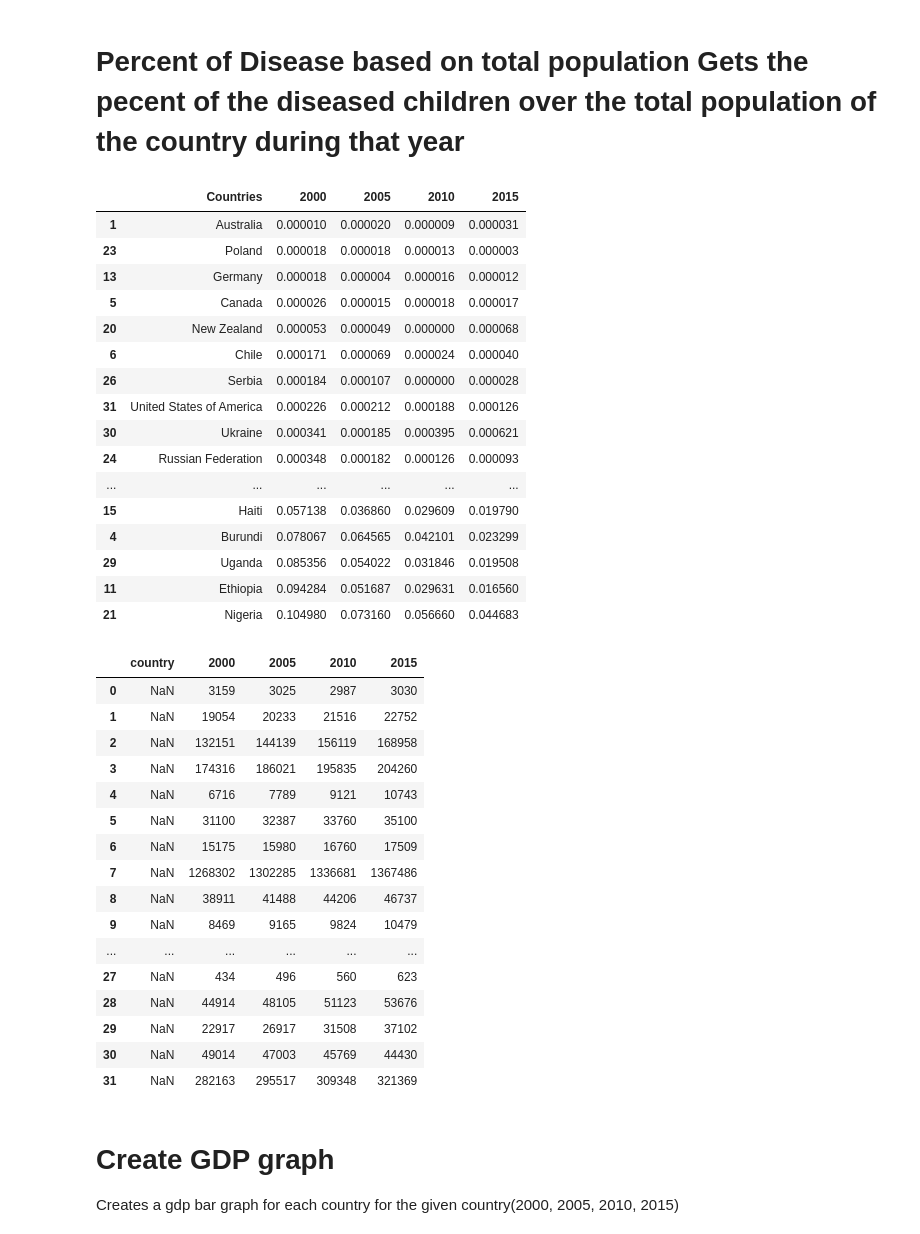
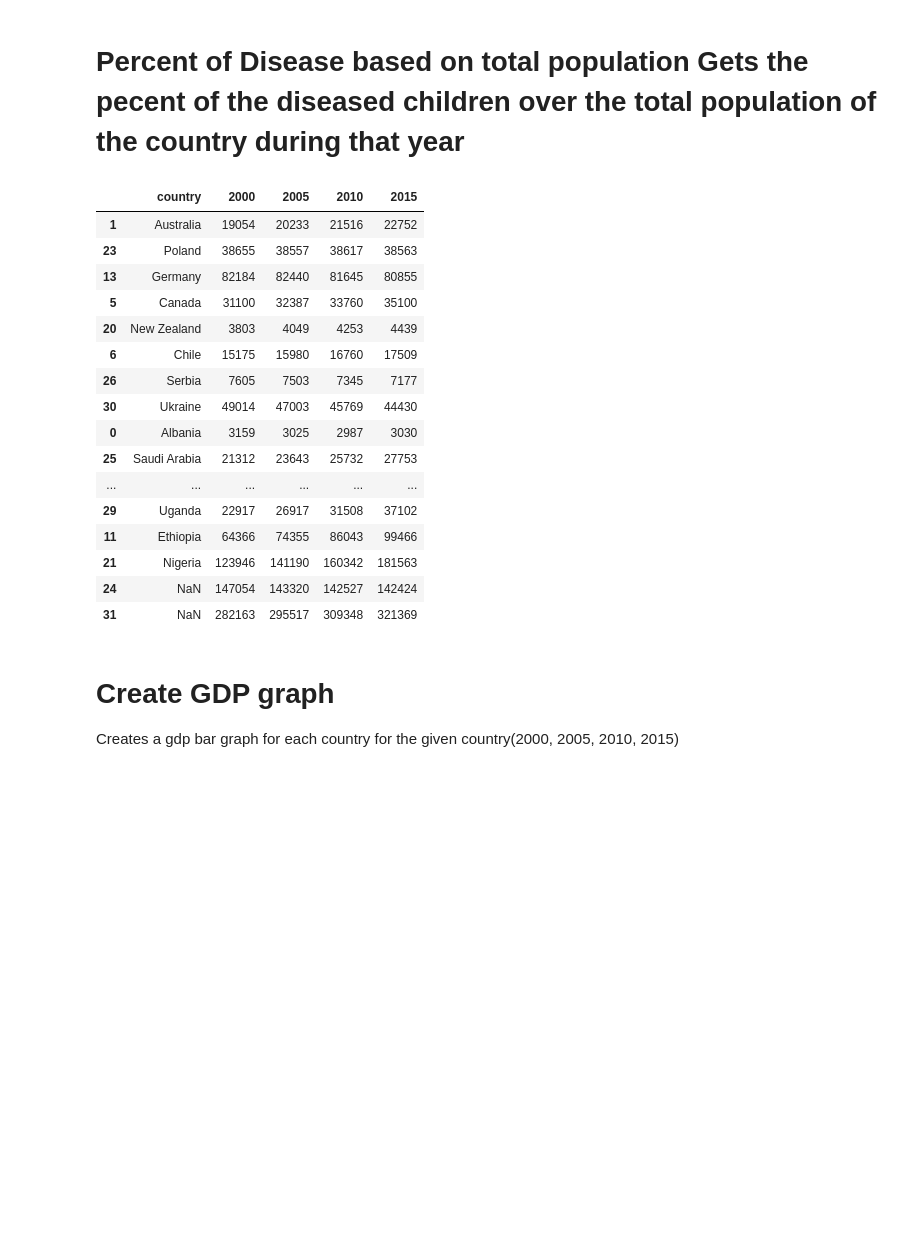
Before and after one commit to nairbdev2/Child_Mortality_Analysis_2000_2015, a Jupyter notebook: pnyb_files/CS418_ds_finalproject.ipynb, the cells around one changed output. Drawn from its saved outputs; the diff is of its cells as text; code cells hidden in the pictures; blank space fills up the shorter version.

```diff
--- a/pnyb_files/CS418_ds_finalproject.ipynb
+++ b/pnyb_files/CS418_ds_finalproject.ipynb
@@ -63,69 +63,50 @@ Gets the pecent of the diseased children over the total population of the countr
 # %%
 acute_lower_respiratory_infection_percentage = (dfAcute_Lower_Respiratory_infections.iloc[:, 1:5]/(dfPopulation.iloc[:,1:5] * 1000)) * 100
 injuries_percentage = (dfInjuries.iloc[:, 1:5]/(dfPopulation.iloc[:,1:5] * 1000)) * 100
 measles_mortality_percentage = (dfMeasles_mortality.iloc[:, 1:5]/(dfPopulation.iloc[:,1:5] * 1000)) * 100
 prematurity_percentage = (dfPrematurity.iloc[:, 1:5]/(dfPopulation.iloc[:,1:5] * 1000)) * 100
 sepsis_percentage = (dfSepsis.iloc[:, 1:5]/(dfPopulation.iloc[:, 1:5] * 1000)) * 100
-
 #dfAcute_Percentage['Countries'] = dfAcute_Lower_Respiratory_infections.iloc[:, 0]
 dfAcute_percentage = pd.DataFrame(columns =['Countries', '2000', '2005', '2010', '2015'])
 dfInjuries_percentage = pd.DataFrame(columns =['Countries', '2000', '2005', '2010', '2015'])
 dfMeasles_percentage = pd.DataFrame(columns =['Countries', '2000', '2005', '2010', '2015'])
 dfPrematurity_percentage = pd.DataFrame(columns =['Countries', '2000', '2005', '2010', '2015'])
 dfSepsis_percentage = pd.DataFrame(columns =['Countries', '2000', '2005', '2010', '2015'])
 
 
 def createPercentageDataframe(tempDF, percentageDF, countriesDataFrame):
 
     tempDF['Countries'] = countriesDataFrame
     for year in percentageDF:
         tempDF[year] = percentageDF[str(year)]
 
 createPercentageDataframe(dfAcute_percentage, acute_lower_respiratory_infection_percentage, dfAcute_Lower_Respiratory_infections.iloc[:, 0])
 createPercentageDataframe(dfInjuries_percentage, injuries_percentage, dfAcute_Lower_Respiratory_infections.iloc[:, 0])
 createPercentageDataframe(dfMeasles_percentage, measles_mortality_percentage, dfAcute_Lower_Respiratory_infections.iloc[:, 0])
 createPercentageDataframe(dfPrematurity_percentage, prematurity_percentage, dfAcute_Lower_Respiratory_infections.iloc[:, 0])
 createPercentageDataframe(dfSepsis_percentage, sepsis_percentage, dfAcute_Lower_Respiratory_infections.iloc[:, 0])
-
-#dfAcute_percentage = dfAcute_percentage.sort_values(by=['2000','2005','2010','2015'])
-#dfAcute_percentage
-#dfPopulation['country'] = pd.Categorical(dfPopulation['country'], dfAcute_percentage['Countries'])
-#dfPopulation = dfPopulation.sort_values('country')
+dfAcute_percentage = dfAcute_percentage.sort_values(by=['2000','2005','2010','2015'])
+dfPopulation['country'] = pd.Categorical(dfPopulation['country'], dfAcute_percentage['Countries'])
+dfPopulation = dfPopulation.sort_values('country')
+dfPopulation
 # %% [output]
-|  | Countries | 2000 | 2005 | 2010 | 2015 |
-| 1 | Australia | 0.000010 | 0.000020 | 0.000009 | 0.000031 |
-| 23 | Poland | 0.000018 | 0.000018 | 0.000013 | 0.000003 |
-| 13 | Germany | 0.000018 | 0.000004 | 0.000016 | 0.000012 |
-| 5 | Canada | 0.000026 | 0.000015 | 0.000018 | 0.000017 |
-| 20 | New Zealand | 0.000053 | 0.000049 | 0.000000 | 0.000068 |
-| 6 | Chile | 0.000171 | 0.000069 | 0.000024 | 0.000040 |
-| 26 | Serbia | 0.000184 | 0.000107 | 0.000000 | 0.000028 |
-| 31 | United States of America | 0.000226 | 0.000212 | 0.000188 | 0.000126 |
-| 30 | Ukraine | 0.000341 | 0.000185 | 0.000395 | 0.000621 |
-| 24 | Russian Federation | 0.000348 | 0.000182 | 0.000126 | 0.000093 |
+|  | country | 2000 | 2005 | 2010 | 2015 |
+| 1 | Australia | 19054 | 20233 | 21516 | 22752 |
+| 23 | Poland | 38655 | 38557 | 38617 | 38563 |
+| 13 | Germany | 82184 | 82440 | 81645 | 80855 |
+| 5 | Canada | 31100 | 32387 | 33760 | 35100 |
+| 20 | New Zealand | 3803 | 4049 | 4253 | 4439 |
+| 6 | Chile | 15175 | 15980 | 16760 | 17509 |
+| 26 | Serbia | 7605 | 7503 | 7345 | 7177 |
+| 30 | Ukraine | 49014 | 47003 | 45769 | 44430 |
+| 0 | Albania | 3159 | 3025 | 2987 | 3030 |
+| 25 | Saudi Arabia | 21312 | 23643 | 25732 | 27753 |
 | ... | ... | ... | ... | ... | ... |
-| 15 | Haiti | 0.057138 | 0.036860 | 0.029609 | 0.019790 |
-| 4 | Burundi | 0.078067 | 0.064565 | 0.042101 | 0.023299 |
-| 29 | Uganda | 0.085356 | 0.054022 | 0.031846 | 0.019508 |
-| 11 | Ethiopia | 0.094284 | 0.051687 | 0.029631 | 0.016560 |
-| 21 | Nigeria | 0.104980 | 0.073160 | 0.056660 | 0.044683 |
+| 29 | Uganda | 22917 | 26917 | 31508 | 37102 |
+| 11 | Ethiopia | 64366 | 74355 | 86043 | 99466 |
+| 21 | Nigeria | 123946 | 141190 | 160342 | 181563 |
+| 24 | NaN | 147054 | 143320 | 142527 | 142424 |
+| 31 | NaN | 282163 | 295517 | 309348 | 321369 |
-|  | country | 2000 | 2005 | 2010 | 2015 |
-| 0 | NaN | 3159 | 3025 | 2987 | 3030 |
-| 1 | NaN | 19054 | 20233 | 21516 | 22752 |
-| 2 | NaN | 132151 | 144139 | 156119 | 168958 |
-| 3 | NaN | 174316 | 186021 | 195835 | 204260 |
-| 4 | NaN | 6716 | 7789 | 9121 | 10743 |
-| 5 | NaN | 31100 | 32387 | 33760 | 35100 |
-| 6 | NaN | 15175 | 15980 | 16760 | 17509 |
-| 7 | NaN | 1268302 | 1302285 | 1336681 | 1367486 |
-| 8 | NaN | 38911 | 41488 | 44206 | 46737 |
-| 9 | NaN | 8469 | 9165 | 9824 | 10479 |
-| ... | ... | ... | ... | ... | ... |
-| 27 | NaN | 434 | 496 | 560 | 623 |
-| 28 | NaN | 44914 | 48105 | 51123 | 53676 |
-| 29 | NaN | 22917 | 26917 | 31508 | 37102 |
-| 30 | NaN | 49014 | 47003 | 45769 | 44430 |
-| 31 | NaN | 282163 | 295517 | 309348 | 321369 |
 # %% [markdown]
 <h1> Create GDP graph </h1>
 Creates a gdp bar graph for each country for the given country(2000, 2005, 2010, 2015)
```
Also changed, not shown: 6 other files.
